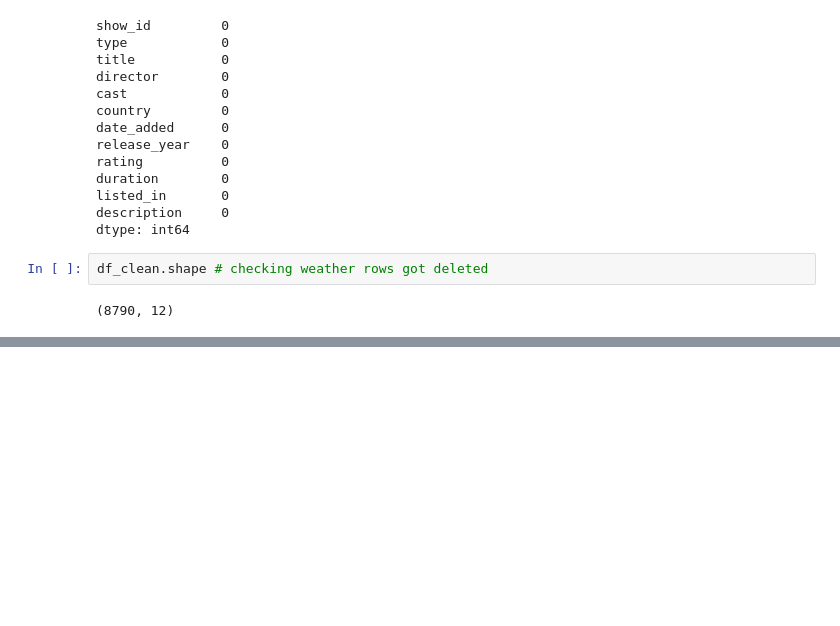
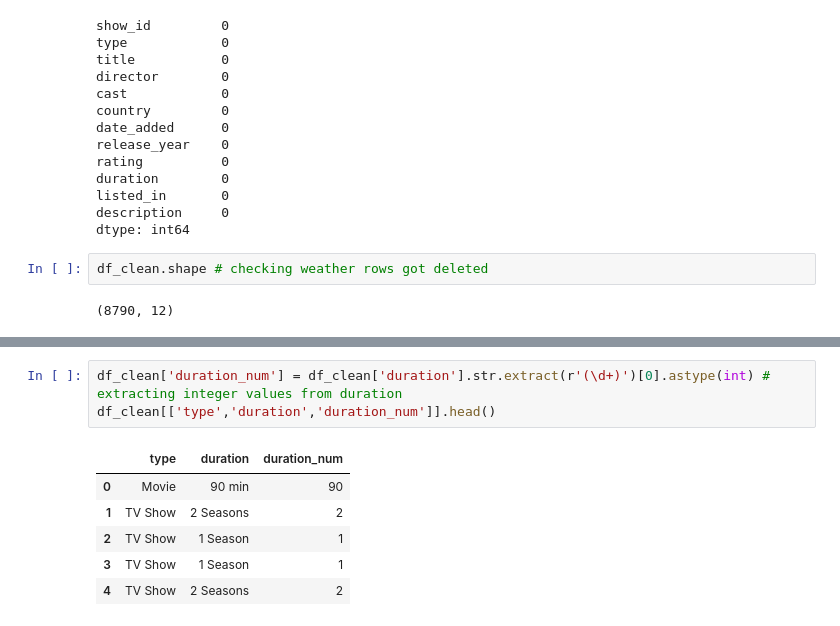
Before and after one commit to baasirahmad46/netflix-eda-visual-storytelling, a Jupyter notebook: notebooks/netflix_eda.ipynb, the cells around one changed output, grey strips where cells are left out. Cells and saved outputs as stored; diff of their text form; blank space fills up the shorter version.

```diff
--- a/notebooks/netflix_eda.ipynb
+++ b/notebooks/netflix_eda.ipynb
@@ -88,0 +125,10 @@ df_clean.shape # checking weather rows got deleted
+# %%
+df_clean['duration_num'] = df_clean['duration'].str.extract(r'(\d+)')[0].astype(int) # extracting integer values from duration
+df_clean[['type','duration','duration_num']].head()
+# %% [output]
+|  | type | duration | duration_num |
+| 0 | Movie | 90 min | 90 |
+| 1 | TV Show | 2 Seasons | 2 |
+| 2 | TV Show | 1 Season | 1 |
+| 3 | TV Show | 1 Season | 1 |
+| 4 | TV Show | 2 Seasons | 2 |
```
Also changed, not shown: parts of 10 cells of this notebook.
